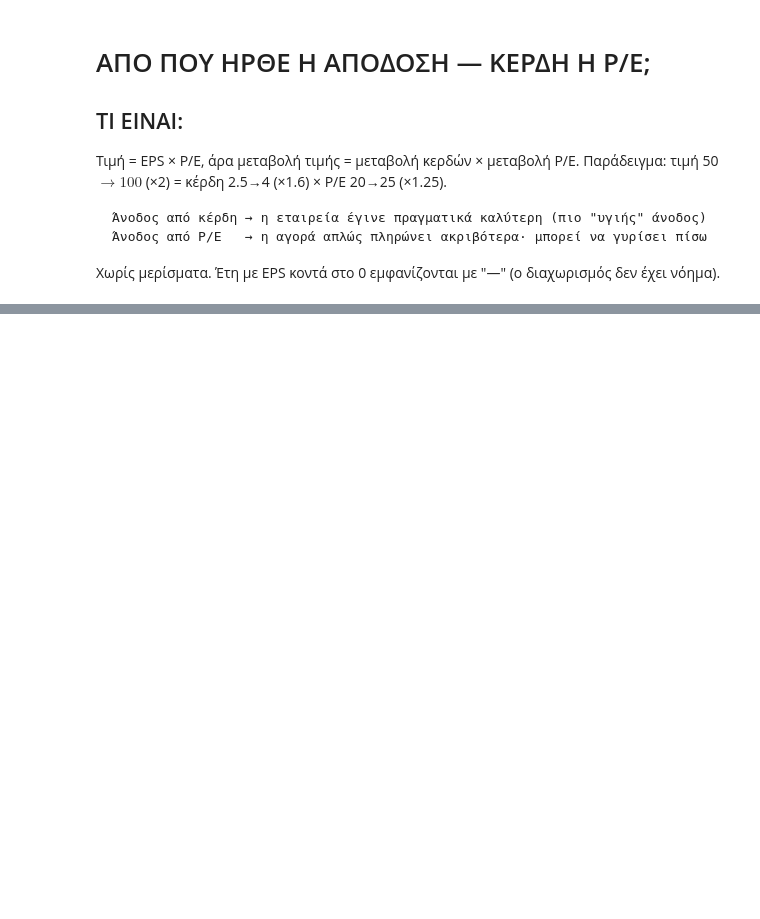
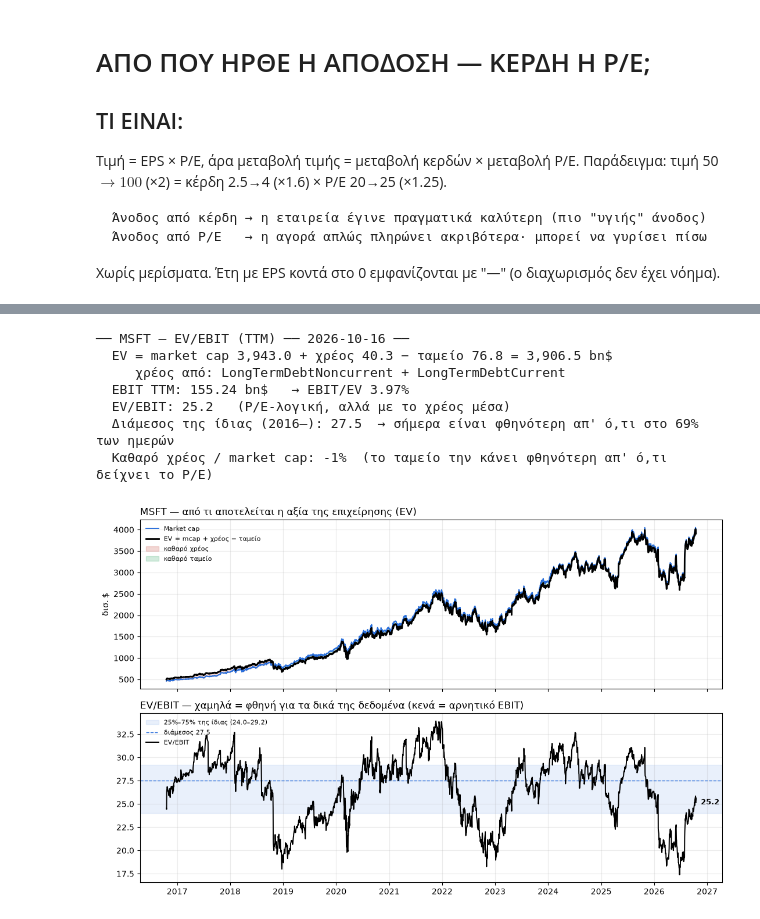
Before and after one commit to GkolfosGeorge/single-asset-analyzer, a Jupyter notebook: single_asset_analyzer.ipynb, the cells around one changed output, grey strips where cells are left out. Cells and saved outputs as stored; diff of their text form; code cells hidden in the pictures; blank space fills up the shorter version.

```diff
--- a/single_asset_analyzer.ipynb
+++ b/single_asset_analyzer.ipynb
@@ -236,0 +324,14 @@ print_report(piotroski_f_score(TICKER, eng))
+# %%
+# ── EV/EBIT ───────────────────────────────────────────────────────────────
+print_ev_summary(ev)
+plot_ev(ev)
+plt.show()
+# %% [output]
+── MSFT — EV/EBIT (TTM) ── 2026-10-16 ──
+  EV = market cap 3,943.0 + χρέος 40.3 − ταμείο 76.8 = 3,906.5 bn$
+     χρέος από: LongTermDebtNoncurrent + LongTermDebtCurrent
+  EBIT TTM: 155.24 bn$   → EBIT/EV 3.97%
+  EV/EBIT: 25.2   (P/E-λογική, αλλά με το χρέος μέσα)
+  Διάμεσος της ίδιας (2016–): 27.5  → σήμερα είναι φθηνότερη απ' ό,τι στο 69% των ημερών
+  Καθαρό χρέος / market cap: -1%  (το ταμείο την κάνει φθηνότερη απ' ό,τι δείχνει το P/E)
+[figure, added]
```
Also changed, not shown: parts of 23 cells of this notebook, 4 other files.
